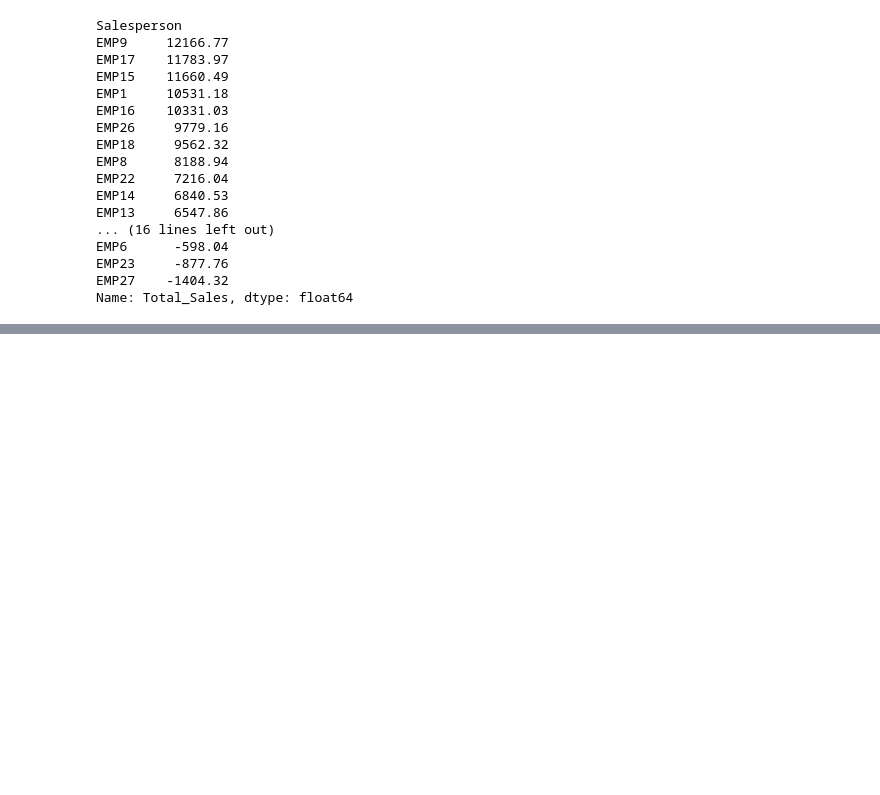
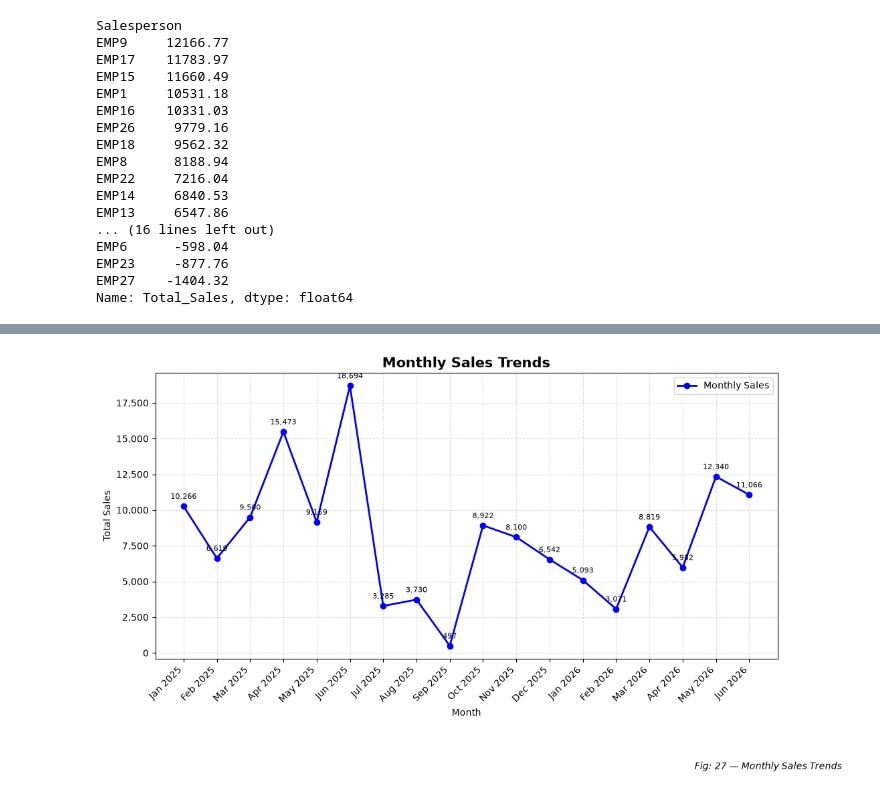
Before and after one commit to roykiptala/Datascience-workshop, a Jupyter notebook: Retail_Sales_and_Customer_Analytics .ipynb, the cells around one changed output, grey strips where cells are left out. Drawn from its saved outputs; the diff is of its cells as text; code cells hidden in the pictures; blank space fills up the shorter version.

```diff
--- a/Retail_Sales_and_Customer_Analytics .ipynb
+++ b/Retail_Sales_and_Customer_Analytics .ipynb
@@ -757,0 +823,76 @@ Name: Total_Sales, dtype: float64
+# %%
+import pandas as pd
+import matplotlib.pyplot as plt
+import matplotlib.ticker as mticker
+
+# Convert the correct date column to datetime
+df["Sales_Date"] = pd.to_datetime(df["Sales_Date"])
+
+# Group total sales by month in chronological order
+monthly_sales = (
+    df.groupby(df["Sales_Date"].dt.to_period("M"))["Total_Sales"]
+    .sum()
+    .sort_index()
+)
+
+# Format month labels
+month_labels = monthly_sales.index.strftime("%b %Y")
+
+fig, ax = plt.subplots(figsize=(12, 7))
+
+# Create the line chart
+ax.plot(
+    range(len(monthly_sales)),
+    monthly_sales.values,
+    color="blue",
+    marker="o",
+    linewidth=2,
+    markersize=6,
+    label="Monthly Sales"
+)
+
+# Add sales values above each point
+for i, value in enumerate(monthly_sales.values):
+    ax.annotate(
+        f"{value:,.0f}",
+        (i, value),
+        textcoords="offset points",
+        xytext=(0, 8),
+        ha="center",
+        fontsize=8
+    )
+
+ax.set_title(
+    "Monthly Sales Trends",
+    fontsize=15,
+    fontweight="bold"
+)
+ax.set_xlabel("Month")
+ax.set_ylabel("Total Sales")
+
+ax.set_xticks(range(len(month_labels)))
+ax.set_xticklabels(month_labels, rotation=45, ha="right")
+
+ax.yaxis.set_major_formatter(
+    mticker.FuncFormatter(lambda x, _: f"{x:,.0f}")
+)
+
+ax.grid(True, linestyle="--", alpha=0.4)
+ax.legend(loc="best")
+
+# Leave space for the figure caption
+fig.subplots_adjust(bottom=0.27)
+
+# Caption at the bottom-right
+fig.text(
+    0.98, 0.03,
+    "Fig: 27 — Monthly Sales Trends",
+    ha="right",
+    va="bottom",
+    fontsize=10,
+    fontstyle="italic"
+)
+
+plt.show()
+# %% [output]
+[figure, added]
```
Also changed, not shown: parts of 14 cells of this notebook.
